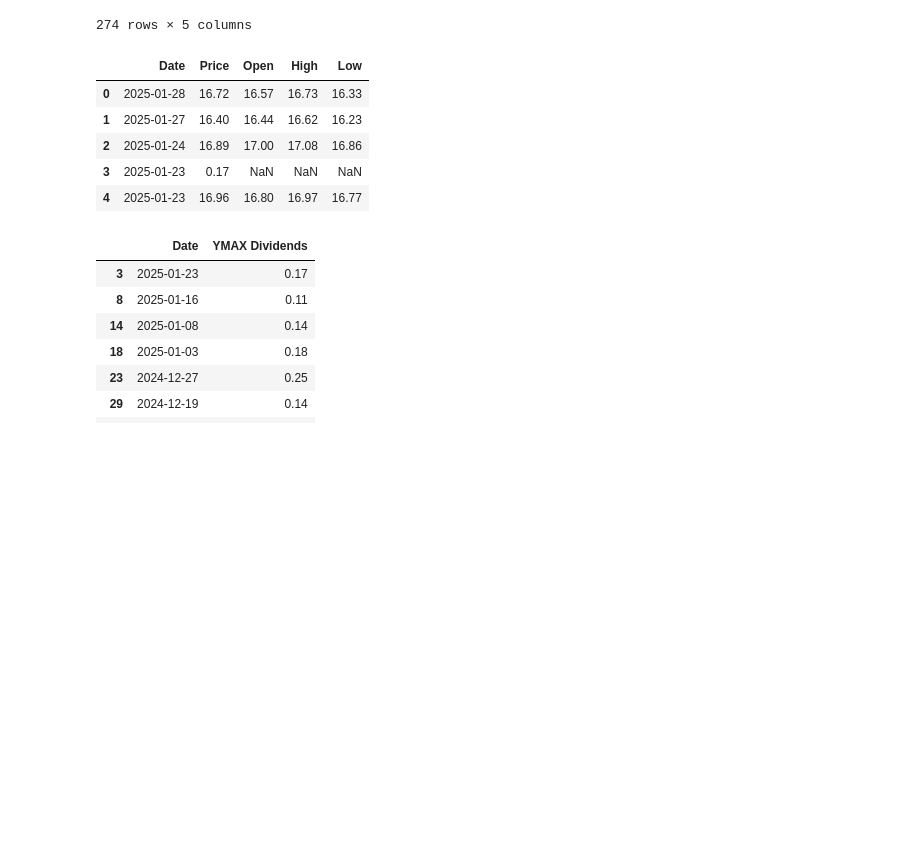
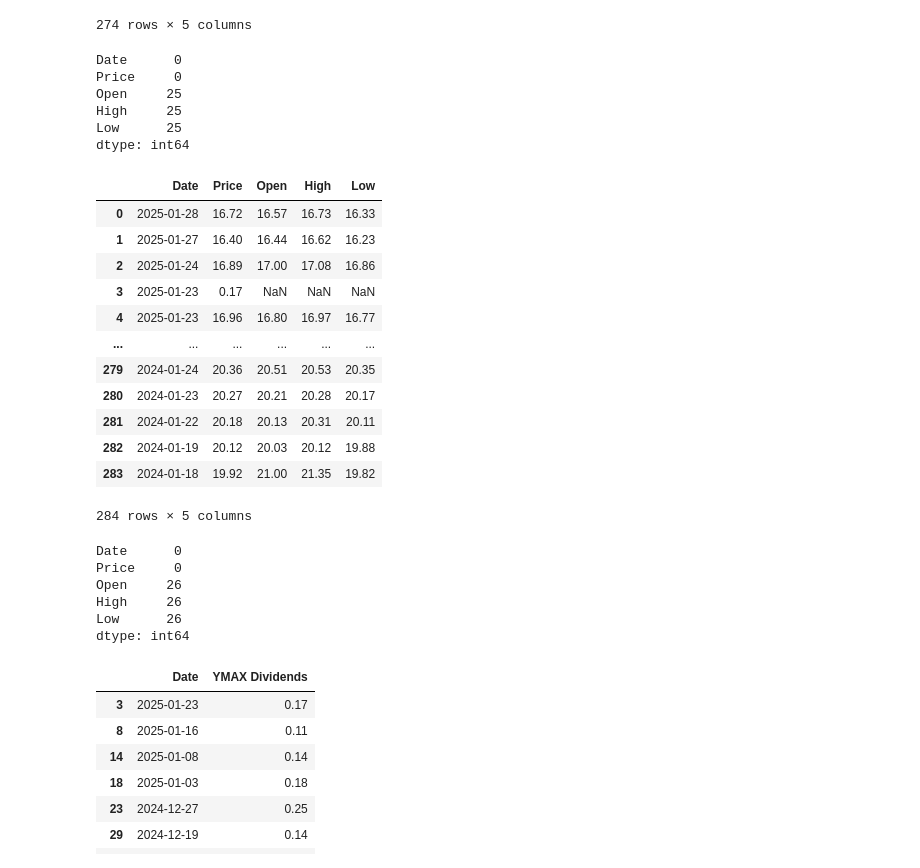
Before and after one commit to BensonMunene/Ratios-Strategy-App, a Jupyter notebook: Codes/Backtesting Code.ipynb, the cells around one changed output. Drawn from its saved outputs; the diff is of its cells as text; code cells hidden in the pictures; blank space fills up the shorter version.

```diff
--- a/Codes/Backtesting Code.ipynb
+++ b/Codes/Backtesting Code.ipynb
@@ -61,26 +61,53 @@ YMAG
 | 272 | 2024-02-01 | 19.75 | 19.68 | 19.76 | 19.60 |
 | 273 | 2024-01-31 | 19.49 | 19.69 | 19.69 | 19.45 |
 274 rows × 5 columns
+# %%
+# check for missing values in YMAX
+YMAG.isnull().sum()
+# %% [output]
+Date      0
+Price     0
+Open     25
+High     25
+Low      25
+dtype: int64
 # %%
 # Load the Excel data file
 file_path = r"YMAX ETF Price & Dividends.xlsx"
 YMAX = pd.read_excel(file_path)
 
 # Convert 'Date' column to datetime
 YMAX["Date"] = pd.to_datetime(YMAX["Date"])
 
 # Drop unnecessary columns
 YMAX = YMAX.drop(columns=['Vol.', 'Change %'])
 
 # Display the first few rows
-YMAX.head()
+YMAX
 # %% [output]
 |  | Date | Price | Open | High | Low |
 | 0 | 2025-01-28 | 16.72 | 16.57 | 16.73 | 16.33 |
 | 1 | 2025-01-27 | 16.40 | 16.44 | 16.62 | 16.23 |
 | 2 | 2025-01-24 | 16.89 | 17.00 | 17.08 | 16.86 |
 | 3 | 2025-01-23 | 0.17 | NaN | NaN | NaN |
 | 4 | 2025-01-23 | 16.96 | 16.80 | 16.97 | 16.77 |
+| ... | ... | ... | ... | ... | ... |
+| 279 | 2024-01-24 | 20.36 | 20.51 | 20.53 | 20.35 |
+| 280 | 2024-01-23 | 20.27 | 20.21 | 20.28 | 20.17 |
+| 281 | 2024-01-22 | 20.18 | 20.13 | 20.31 | 20.11 |
+| 282 | 2024-01-19 | 20.12 | 20.03 | 20.12 | 19.88 |
+| 283 | 2024-01-18 | 19.92 | 21.00 | 21.35 | 19.82 |
+284 rows × 5 columns
+# %%
+# Check for missing values in YMAX
+YMAX.isnull().sum()
+# %% [output]
+Date      0
+Price     0
+Open     26
+High     26
+Low      26
+dtype: int64
 # %%
 #Extracting the Dividends data
 # Create a new DataFrame with only rows where 'Open' is NaN
```
Also changed, not shown: parts of 6 cells of this notebook, 1 other file.
